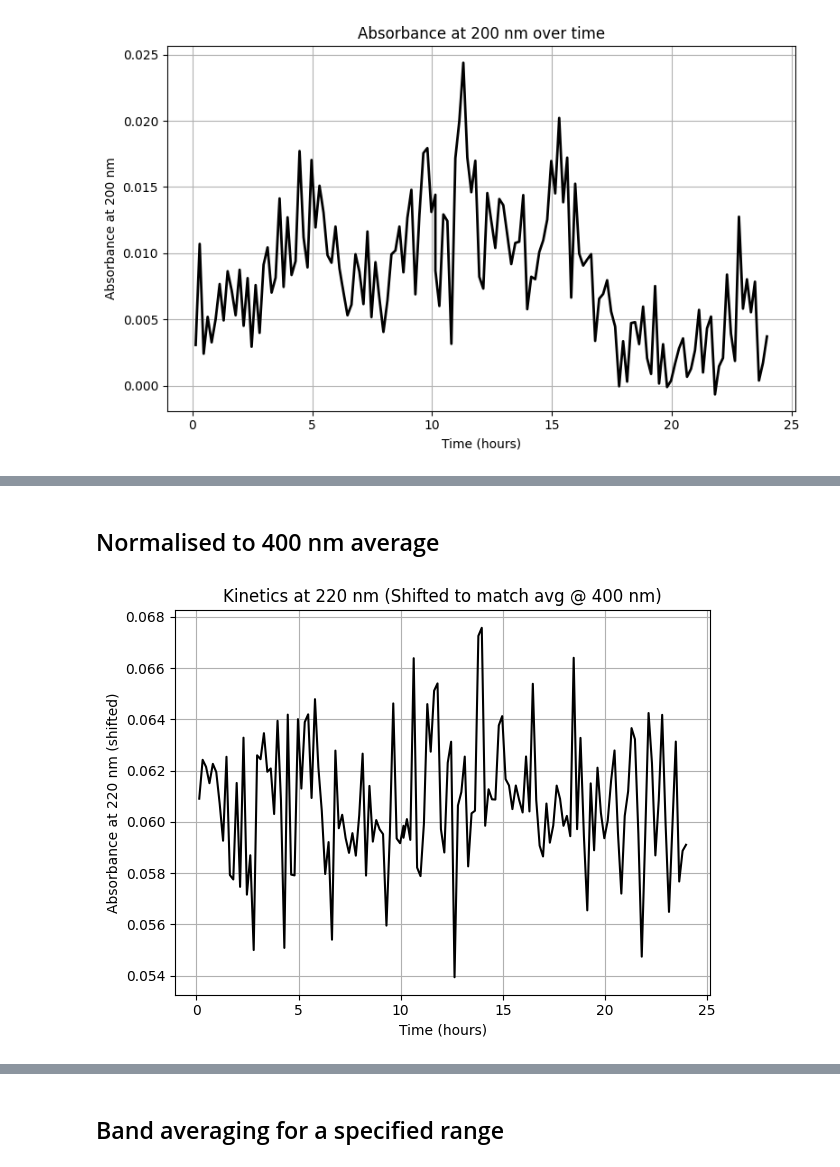
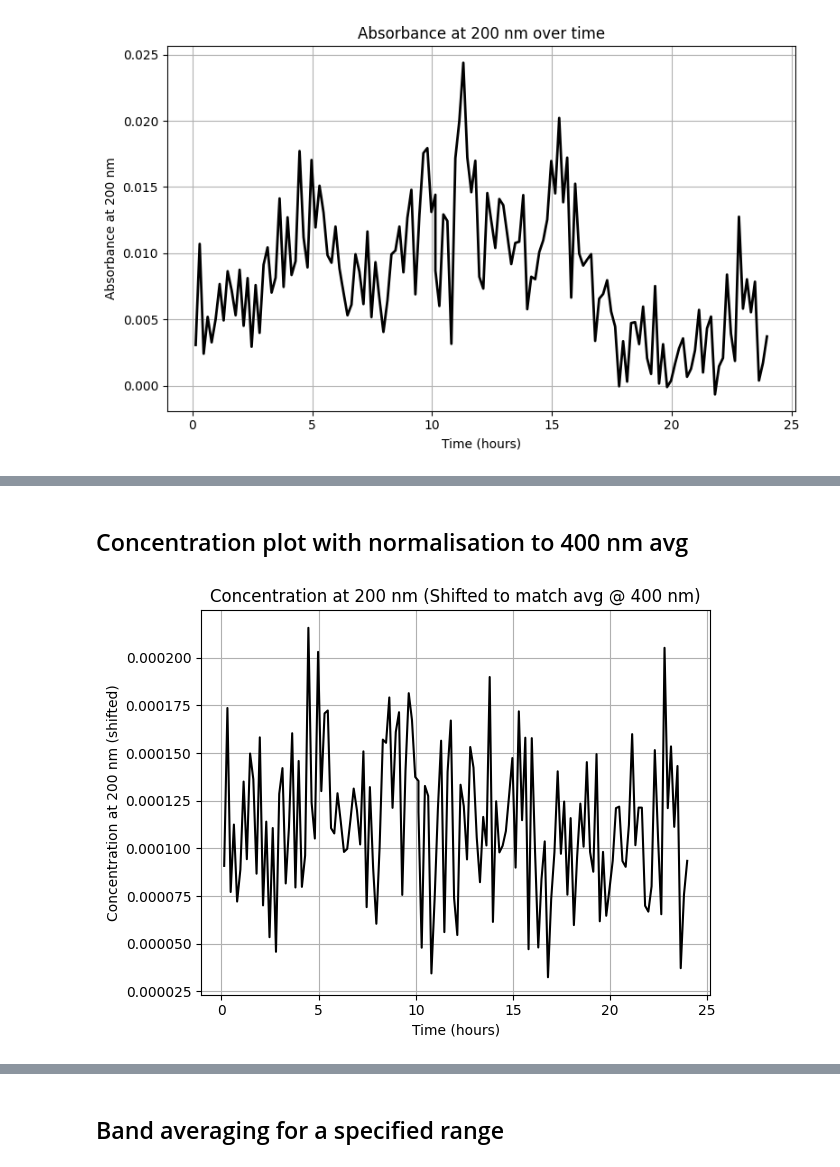
Before and after one commit to vik-ell/P3_Project, a Jupyter notebook: data_processing.ipynb, the cells around one changed output, grey strips where cells are left out. Saved outputs shown, nothing was run; the diff lists cells and outputs as text; code cells hidden in the pictures.

Commit message:
beer-lambert law applied and line fit

```diff
--- a/data_processing.ipynb
+++ b/data_processing.ipynb
@@ -248,16 +212,13 @@ plt.show()
 # %% [markdown]
 # Kinetics
 # %%
-# === Extract time from filename ===
-def extract_time_seconds(filename):
-    """
-    Extracts time in seconds from filenames ending with _HH-MM-SS-ms.txt
-    """
-    time_str = filename.split('_')[-1].replace('.txt', '')
-    h, m, s, ms = map(int, time_str.split('-'))
-    return h * 3600 + m * 60 + s + ms / 1000.0
+# # === Extract time from filename ===
+# def extract_time_seconds(filename):
+#     time_str = filename.split('_')[-1].replace('.txt', '')
+#     h, m, s, ms = map(int, time_str.split('-'))
+#     return h * 3600 + m * 60 + s + ms / 1000.0
 
-# === Band averaging function ===
+# # === Band averaging function ===
 def band_averaged_absorbance(wavelengths, absorbance, center_nm=220, band_half_width=2):
     band_mask = (wavelengths >= center_nm - band_half_width) & (wavelengths <= center_nm + band_half_width)
     if not np.any(band_mask):
@@ -317,55 +298,45 @@ plt.show()
 # %% [markdown]
-## Normalised to 400 nm average
+## Concentration plot with normalisation to 400 nm avg
 # %%
-skip = 40
-exp_folder = './24hr_27052025'
-target_wavelength = 220  # nm
-
-# Sort files and extract time
-exp_files = [f for f in glob.glob(f'{exp_folder}/*.txt') if '24HourExp' in f]
-exp_files.sort(key=lambda f: extract_time_seconds(os.path.basename(f)))
-times = [extract_time_seconds(os.path.basename(f)) for f in exp_files]
-
-# Load reference and background
-I_background = I_ref = None
-for file in glob.glob(f'{exp_folder}/*.txt'):
-    if 'Background' in file:
-        x, I_background = np.loadtxt(file, skiprows=skip, usecols=(0, 1), unpack=True)
-    elif 'Reference' in file:
-        x, I_ref = np.loadtxt(file, skiprows=skip, usecols=(0, 1), unpack=True)
+target_wavelength = 200  # nm
 
 # Find indices for 400 nm and target wavelength (e.g. 220 nm)
 idx_400 = np.argmin(np.abs(x - 400))
 idx_target = np.argmin(np.abs(x - target_wavelength))
 
 # Prepare absorbance traces and values at 400 nm
+times = []
 abs_traces = []
 abs_at_400_list = []
 
 for file in exp_files:
     x, I = np.loadtxt(file, skiprows=skip, usecols=(0, 1), unpack=True)
     abs_trace = -np.log10((I - I_background) / (I_ref - I_background))
     abs_traces.append(abs_trace)
     abs_at_400_list.append(abs_trace[idx_400])
 
+    time_seconds = extract_time_seconds(os.path.basename(file))
+    times.append(time_seconds / 3600)  # convert to hours
+
 # Compute average absorbance at 400 nm
 avg_abs_400 = np.mean(abs_at_400_list)
 
-# Compute shifted absorbance at target wavelength (e.g. 220 nm)
-abs_target_list = []
+# Compute shifted absorbance at target wavelength (e.g. 200 nm)
+conc_values = []
 for abs_trace, abs_400 in zip(abs_traces, abs_at_400_list):
     shift = avg_abs_400 - abs_400
     abs_shifted = abs_trace + shift
-    abs_target_list.append(abs_shifted[idx_target])
+    conc = abs_shifted[idx_target] / (74*1) # beer lambert law
+    conc_values.append(conc)
 
 # Plot kinetics
 plt.figure()
-plt.plot([t / 3600 for t in times], abs_target_list, marker=None, color = 'black')
+plt.plot(times, conc_values, marker=None, color = 'black')
 plt.xlabel('Time (hours)')
-plt.ylabel(f'Absorbance at {target_wavelength} nm (shifted)')
-plt.title(f'Kinetics at {target_wavelength} nm (Shifted to match avg @ 400 nm)')
+plt.ylabel(f'Concentration at {target_wavelength} nm (shifted)')
+plt.title(f'Concentration at {target_wavelength} nm (Shifted to match avg @ 400 nm)')
 plt.grid(True)
 plt.tight_layout()
 plt.show()
 # %% [output]
-[figure, old version]
+[figure, new version]
```
Also changed, not shown: parts of 18 cells of this notebook.
